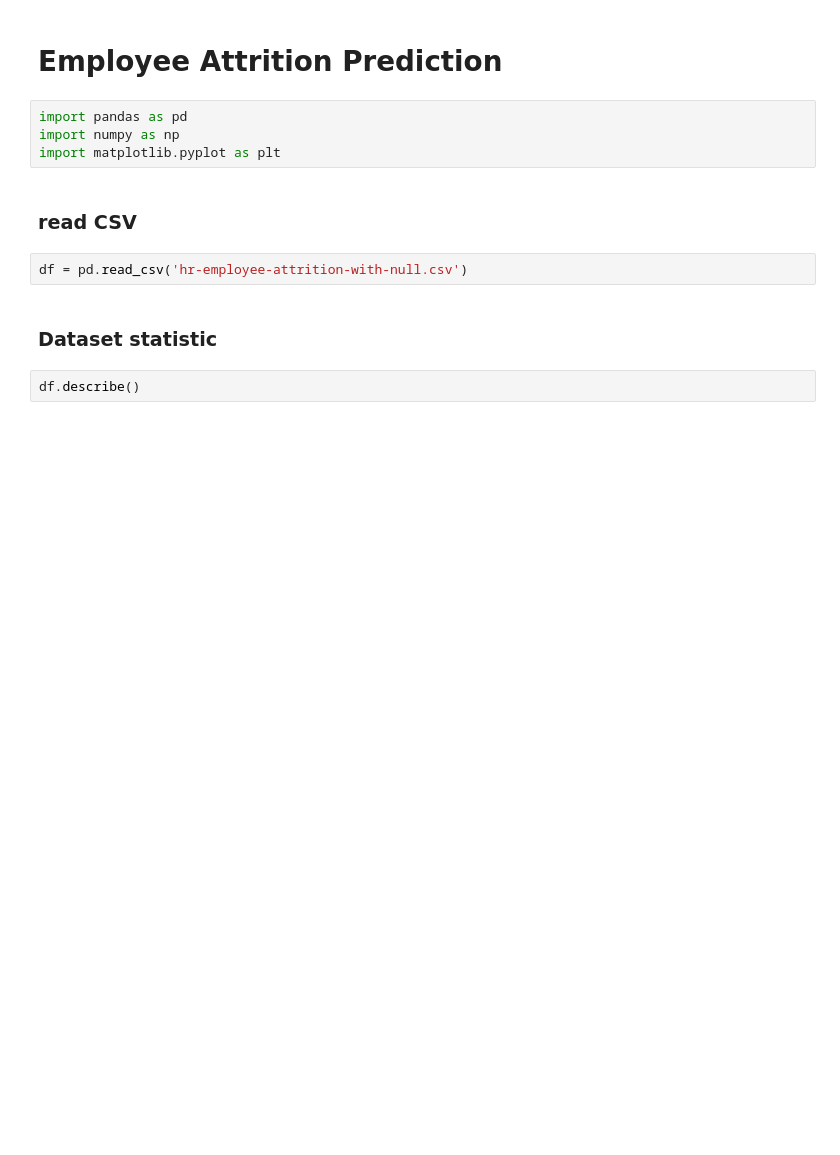
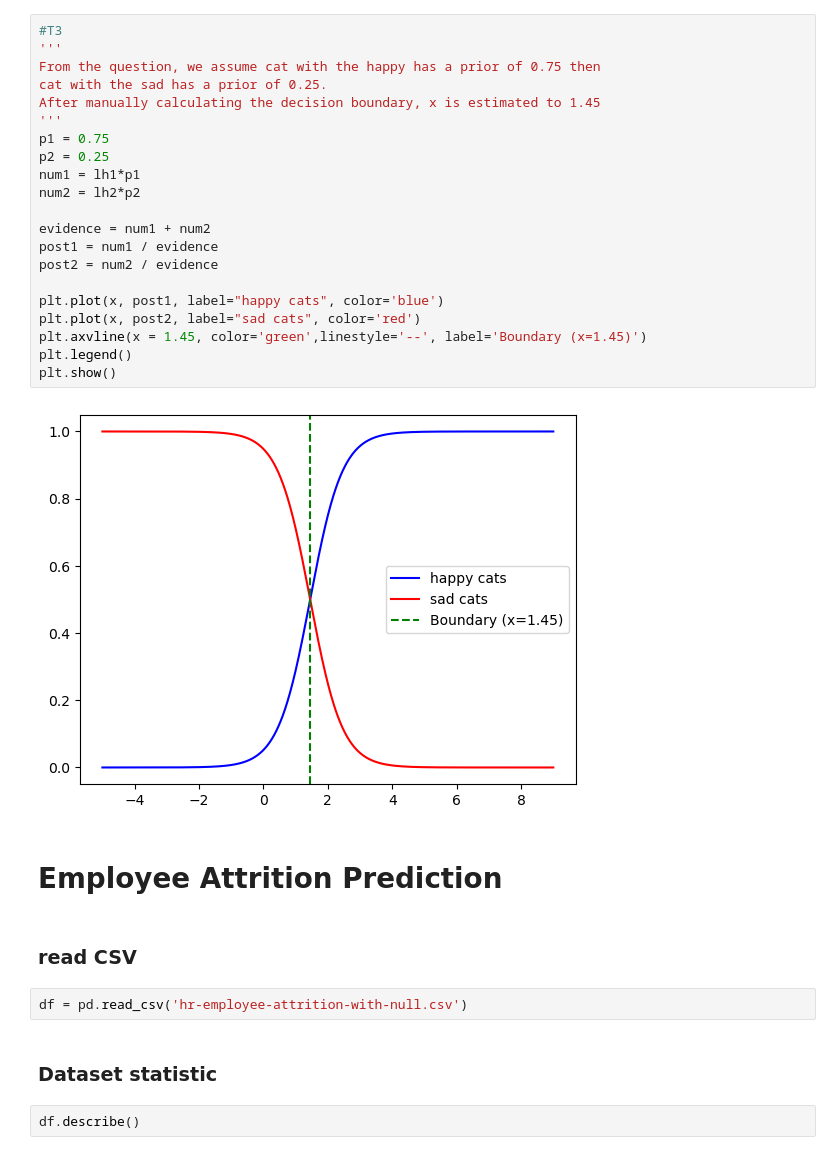
Before and after one commit to GnuBurn/PatternReg, a Jupyter notebook: Hw2/Pattern_HW2_student_2026.ipynb, the cells around one changed output. Saved outputs shown, nothing was run; the diff lists cells and outputs as text; blank space fills up the shorter version.

```diff
--- a/Hw2/Pattern_HW2_student_2026.ipynb
+++ b/Hw2/Pattern_HW2_student_2026.ipynb
@@ -3,9 +33,28 @@
+# %%
+#T3
+'''
+From the question, we assume cat with the happy has a prior of 0.75 then
+cat with the sad has a prior of 0.25.
+After manually calculating the decision boundary, x is estimated to 1.45
+'''
+p1 = 0.75
+p2 = 0.25
+num1 = lh1*p1
+num2 = lh2*p2
+
+evidence = num1 + num2
+post1 = num1 / evidence
+post2 = num2 / evidence
+
+plt.plot(x, post1, label="happy cats", color='blue')
+plt.plot(x, post2, label="sad cats", color='red')
+plt.axvline(x = 1.45, color='green',linestyle='--', label='Boundary (x=1.45)')
+plt.legend()
+plt.show()
+# %% [output]
+[figure, added]
 # %% [markdown]
 # Employee Attrition Prediction
-# %%
-import pandas as pd
-import numpy as np
-import matplotlib.pyplot as plt
 # %% [markdown]
 ### read CSV
 # %%
```
Also changed, not shown: parts of 14 cells of this notebook, 2 other files.
